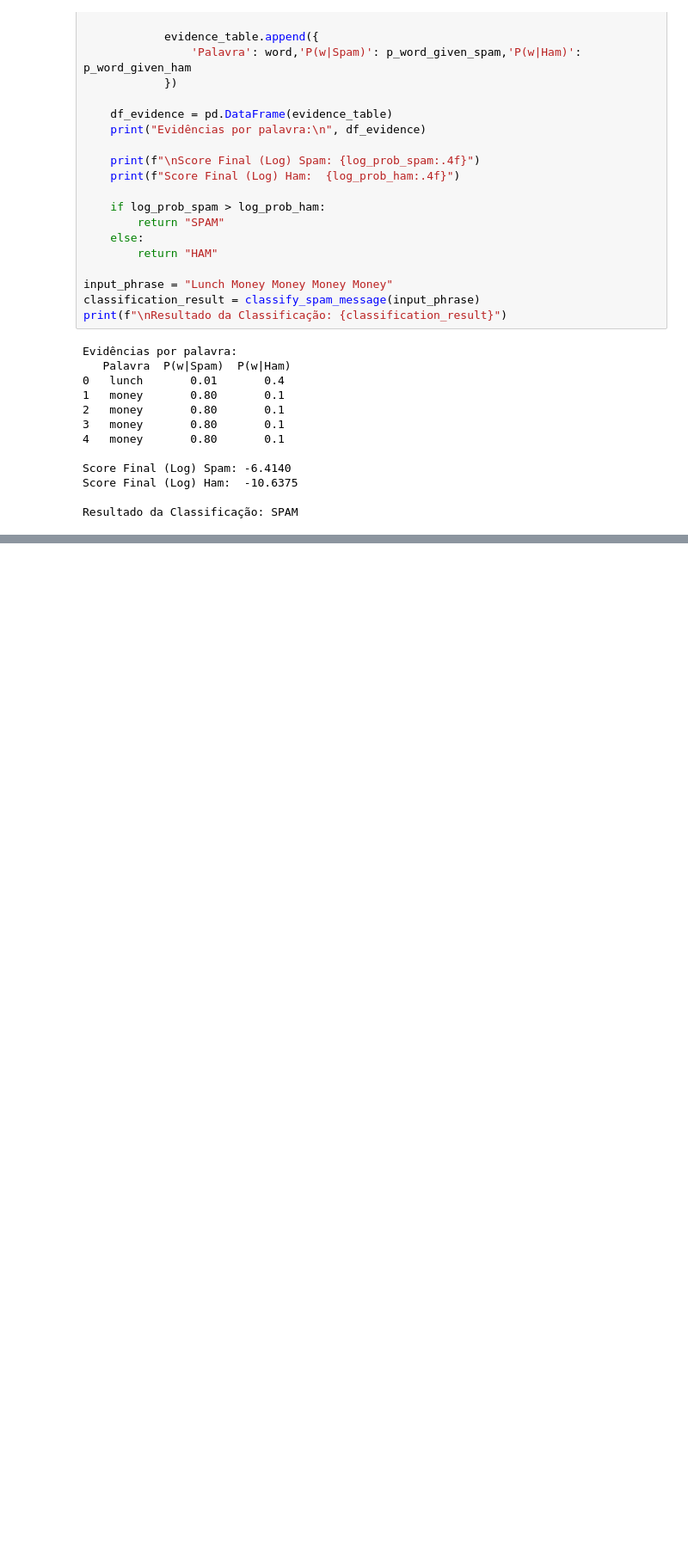
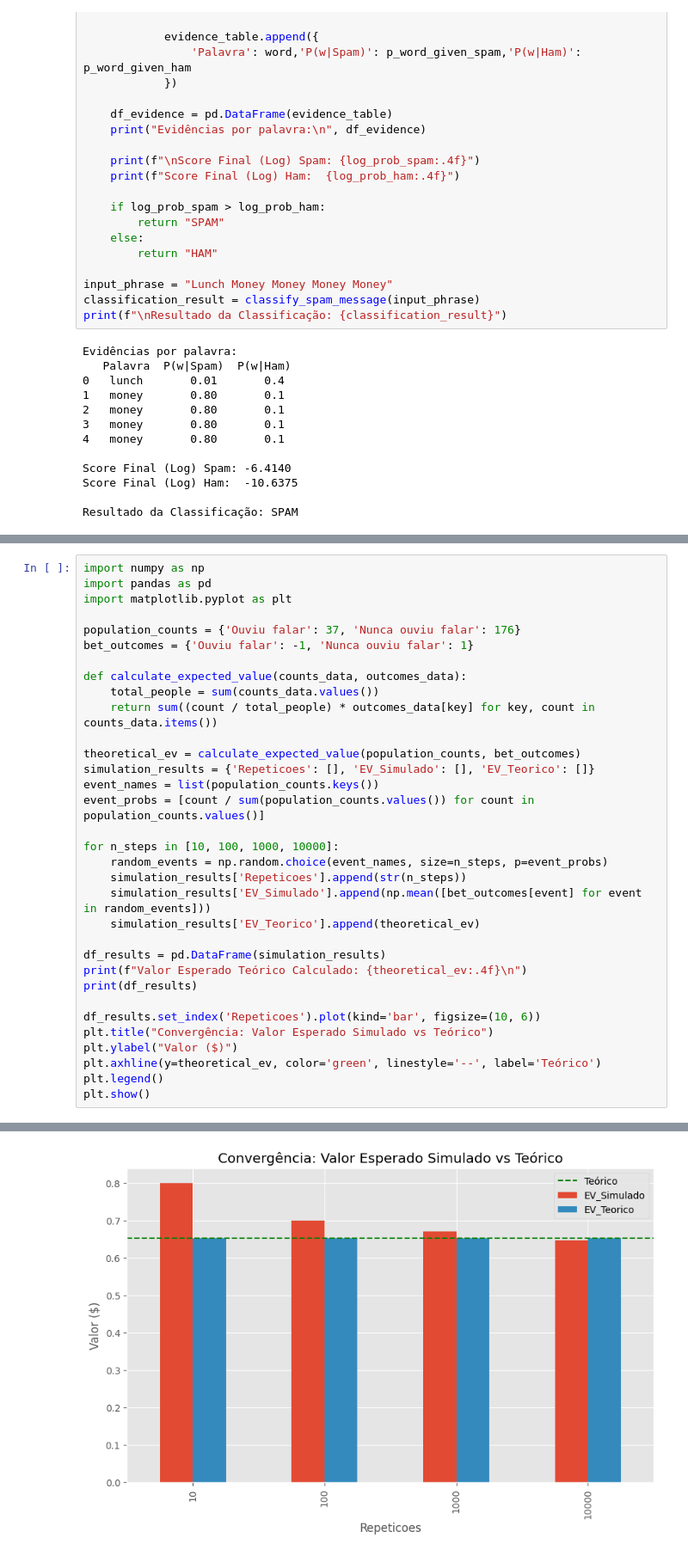
Before and after one commit to diofares/LLM-Estatistica-Atividade3, a Jupyter notebook: LLM_e_Estatistica_Atividade3.ipynb, the cells around one changed output, grey strips where cells are left out. Shown at 86% size. Cells and saved outputs as stored; diff of their text form; blank space fills up the shorter version.

```diff
--- a/LLM_e_Estatistica_Atividade3.ipynb
+++ b/LLM_e_Estatistica_Atividade3.ipynb
@@ -174,0 +235,34 @@ def classify_gaussian_input(input_value):
+# %%
+import numpy as np
+import pandas as pd
+import matplotlib.pyplot as plt
+
+population_counts = {'Ouviu falar': 37, 'Nunca ouviu falar': 176}
+bet_outcomes = {'Ouviu falar': -1, 'Nunca ouviu falar': 1}
+
+def calculate_expected_value(counts_data, outcomes_data):
+    total_people = sum(counts_data.values())
+    return sum((count / total_people) * outcomes_data[key] for key, count in counts_data.items())
+
+theoretical_ev = calculate_expected_value(population_counts, bet_outcomes)
+simulation_results = {'Repeticoes': [], 'EV_Simulado': [], 'EV_Teorico': []}
+event_names = list(population_counts.keys())
+event_probs = [count / sum(population_counts.values()) for count in population_counts.values()]
+
+for n_steps in [10, 100, 1000, 10000]:
+    random_events = np.random.choice(event_names, size=n_steps, p=event_probs)
+    simulation_results['Repeticoes'].append(str(n_steps))
+    simulation_results['EV_Simulado'].append(np.mean([bet_outcomes[event] for event in random_events]))
+    simulation_results['EV_Teorico'].append(theoretical_ev)
+
+df_results = pd.DataFrame(simulation_results)
+print(f"Valor Esperado Teórico Calculado: {theoretical_ev:.4f}\n")
+print(df_results)
+
+df_results.set_index('Repeticoes').plot(kind='bar', figsize=(10, 6))
+plt.title("Convergência: Valor Esperado Simulado vs Teórico")
+plt.ylabel("Valor ($)")
+plt.axhline(y=theoretical_ev, color='green', linestyle='--', label='Teórico')
+plt.legend()
+plt.show()
+# %% [output]
@@ -174,0 +276 @@ def classify_gaussian_input(input_value):
+[figure, added]
```
Also changed, not shown: parts of 4 cells of this notebook.
